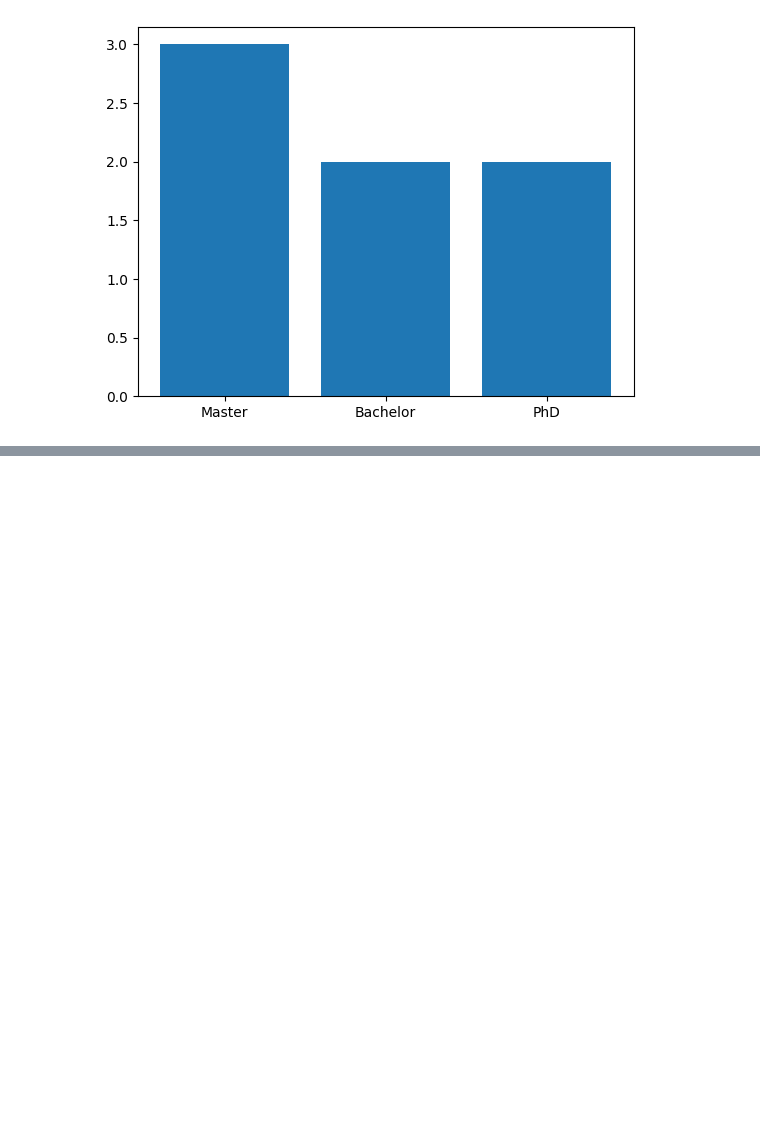
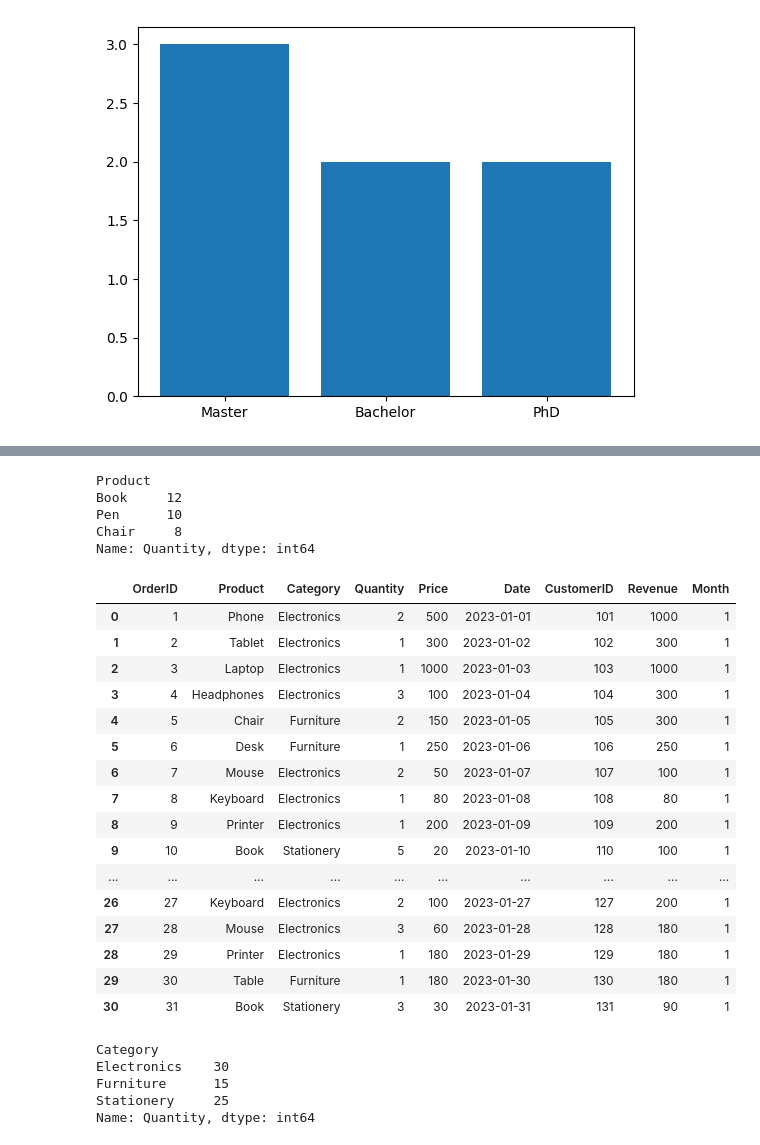
Before and after one commit to ankit-chuahan/Python-Practice-Questions, a Jupyter notebook: Practice_python_codes.ipynb, the cells around one changed output, grey strips where cells are left out. Saved outputs shown, nothing was run; the diff lists cells and outputs as text; code cells hidden in the pictures; blank space fills up the shorter version.

```diff
--- a/Practice_python_codes.ipynb
+++ b/Practice_python_codes.ipynb
@@ -1912,0 +2010,43 @@ plt.bar(education_counts.index,education_counts)
+# %%
+top_3_selling_products = df.groupby('Product')['Quantity'].sum().nlargest(3)
+print(top_3_selling_products)
+# %% [output]
+Product
+Book     12
+Pen      10
+Chair     8
+Name: Quantity, dtype: int64
+# %%
+df['Date'] = pd.to_datetime(df['Date'])
+# %%
+df['Month']=df['Date'].dt.month
+df['Month']
+# %%
+month=df['Month']==1
+df[month]
+# %% [output]
+|  | OrderID | Product | Category | Quantity | Price | Date | CustomerID | Revenue | Month |
+| 0 | 1 | Phone | Electronics | 2 | 500 | 2023-01-01 | 101 | 1000 | 1 |
+| 1 | 2 | Tablet | Electronics | 1 | 300 | 2023-01-02 | 102 | 300 | 1 |
+| 2 | 3 | Laptop | Electronics | 1 | 1000 | 2023-01-03 | 103 | 1000 | 1 |
+| 3 | 4 | Headphones | Electronics | 3 | 100 | 2023-01-04 | 104 | 300 | 1 |
+| 4 | 5 | Chair | Furniture | 2 | 150 | 2023-01-05 | 105 | 300 | 1 |
+| 5 | 6 | Desk | Furniture | 1 | 250 | 2023-01-06 | 106 | 250 | 1 |
+| 6 | 7 | Mouse | Electronics | 2 | 50 | 2023-01-07 | 107 | 100 | 1 |
+| 7 | 8 | Keyboard | Electronics | 1 | 80 | 2023-01-08 | 108 | 80 | 1 |
+| 8 | 9 | Printer | Electronics | 1 | 200 | 2023-01-09 | 109 | 200 | 1 |
+| 9 | 10 | Book | Stationery | 5 | 20 | 2023-01-10 | 110 | 100 | 1 |
+| ... | ... | ... | ... | ... | ... | ... | ... | ... | ... |
+| 26 | 27 | Keyboard | Electronics | 2 | 100 | 2023-01-27 | 127 | 200 | 1 |
+| 27 | 28 | Mouse | Electronics | 3 | 60 | 2023-01-28 | 128 | 180 | 1 |
+| 28 | 29 | Printer | Electronics | 1 | 180 | 2023-01-29 | 129 | 180 | 1 |
+| 29 | 30 | Table | Furniture | 1 | 180 | 2023-01-30 | 130 | 180 | 1 |
+| 30 | 31 | Book | Stationery | 3 | 30 | 2023-01-31 | 131 | 90 | 1 |
+# %%
+df.groupby('Category')['Quantity'].sum()
+# %% [output]
+Category
+Electronics    30
+Furniture      15
+Stationery     25
+Name: Quantity, dtype: int64
```
Also changed, not shown: parts of 5 cells of this notebook.
